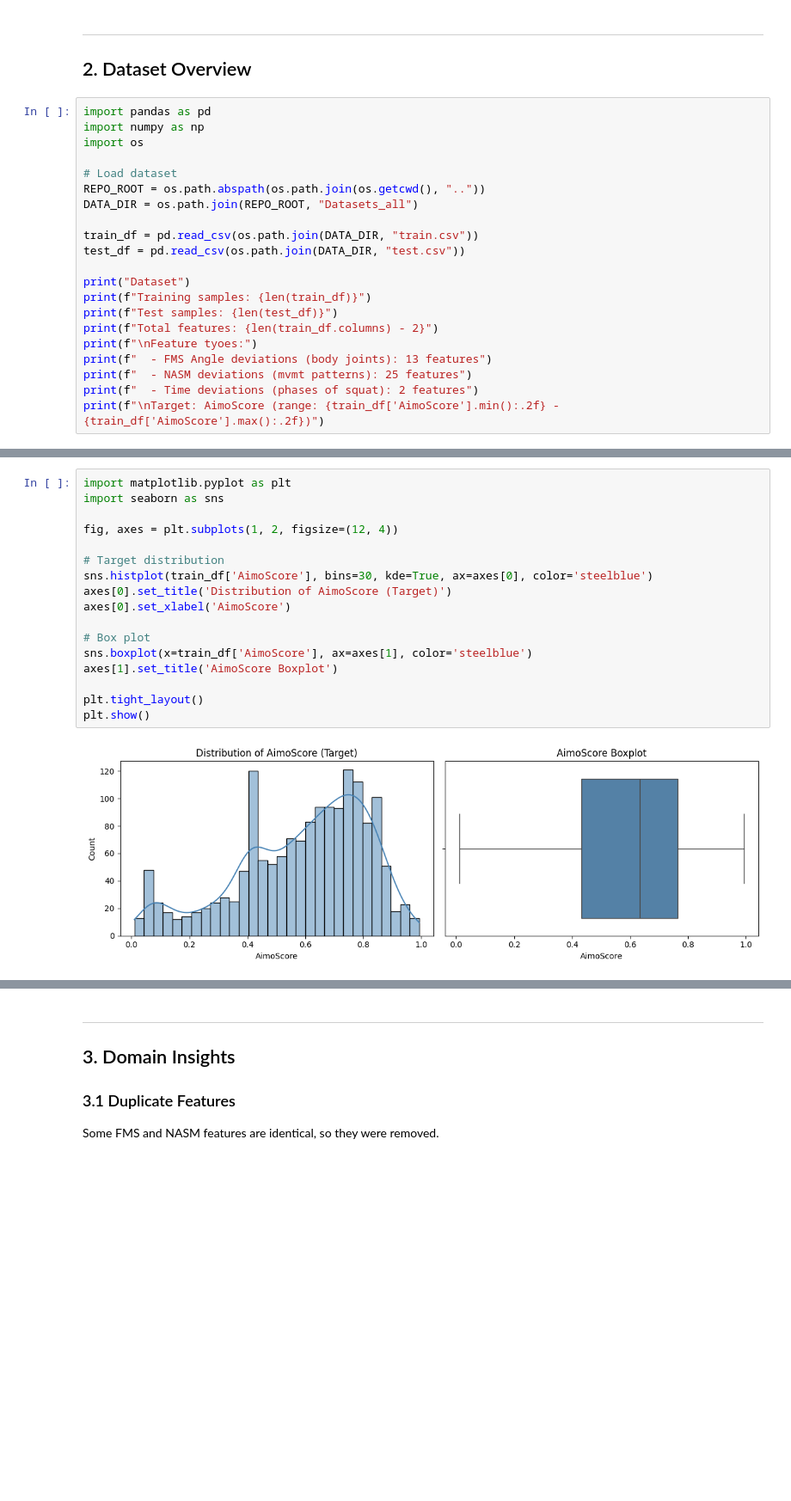
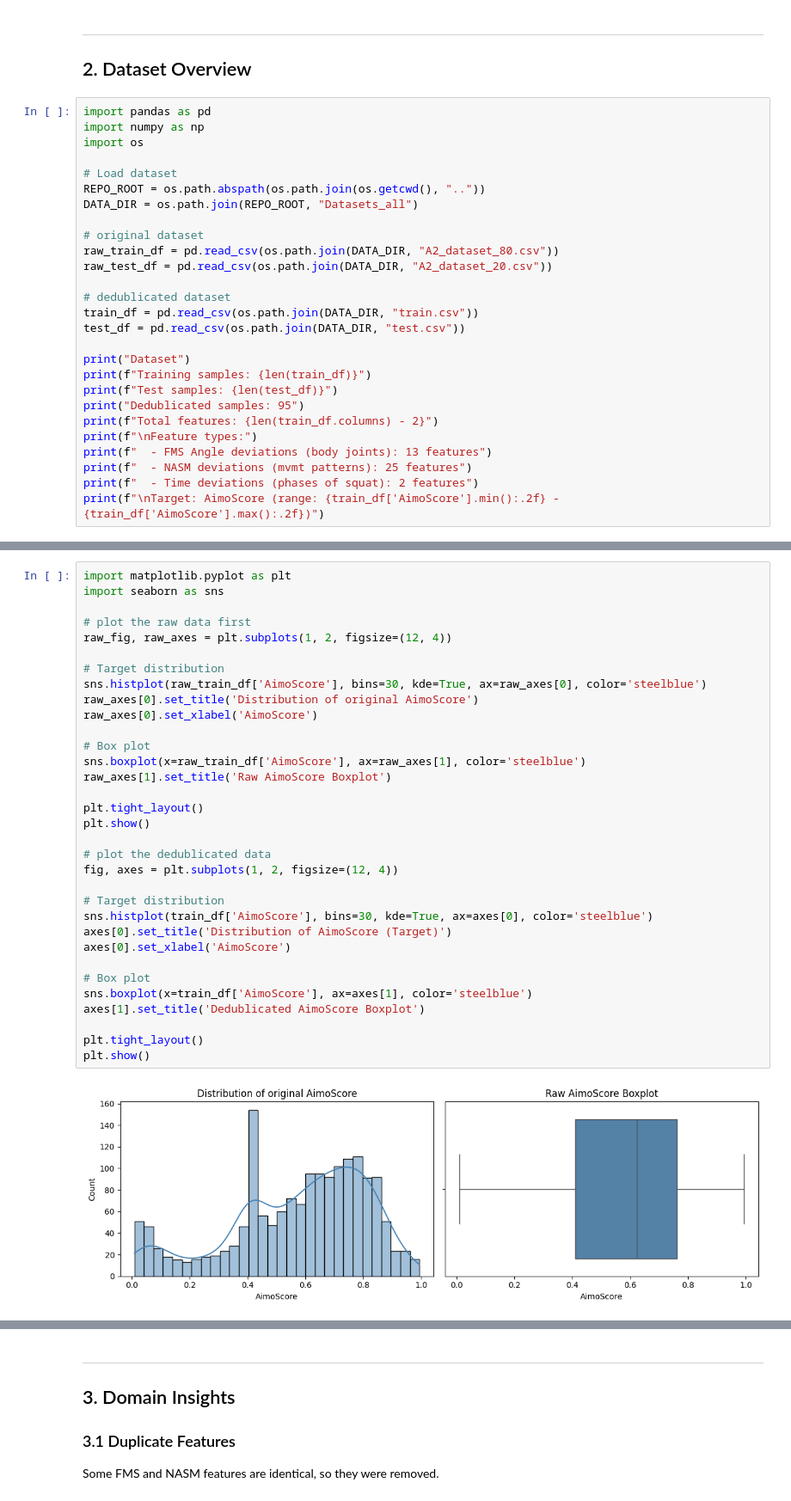
Before and after one commit to othmanreem/Data-intensive-systems, a Jupyter notebook: A2/A2_Report.ipynb, the cells around one changed output, grey strips where cells are left out. Shown at 86% size. Saved outputs shown, nothing was run; the diff lists cells and outputs as text; blank space fills up the shorter version.

Commit message:
add data dedublication to the report

```diff
--- a/A2/A2_Report.ipynb
+++ b/A2/A2_Report.ipynb
@@ -27,14 +27,20 @@ import os
 REPO_ROOT = os.path.abspath(os.path.join(os.getcwd(), ".."))
 DATA_DIR = os.path.join(REPO_ROOT, "Datasets_all")
 
+# original dataset
+raw_train_df = pd.read_csv(os.path.join(DATA_DIR, "A2_dataset_80.csv"))
+raw_test_df = pd.read_csv(os.path.join(DATA_DIR, "A2_dataset_20.csv"))
+
+# dedublicated dataset
 train_df = pd.read_csv(os.path.join(DATA_DIR, "train.csv"))
 test_df = pd.read_csv(os.path.join(DATA_DIR, "test.csv"))
 
 print("Dataset")
 print(f"Training samples: {len(train_df)}")
 print(f"Test samples: {len(test_df)}")
+print("Dedublicated samples: 95")
 print(f"Total features: {len(train_df.columns) - 2}")
-print(f"\nFeature tyoes:")
+print(f"\nFeature types:")
 print(f"  - FMS Angle deviations (body joints): 13 features")
 print(f"  - NASM deviations (mvmt patterns): 25 features")
 print(f"  - Time deviations (phases of squat): 2 features")
@@ -54,19 +61,35 @@ Target: AimoScore (range: 0.01 - 0.99)
 # %%
 import matplotlib.pyplot as plt
 import seaborn as sns
 
+# plot the raw data first
+raw_fig, raw_axes = plt.subplots(1, 2, figsize=(12, 4))
+
+# Target distribution
+sns.histplot(raw_train_df['AimoScore'], bins=30, kde=True, ax=raw_axes[0], color='steelblue')
+raw_axes[0].set_title('Distribution of original AimoScore')
+raw_axes[0].set_xlabel('AimoScore')
+
+# Box plot
+sns.boxplot(x=raw_train_df['AimoScore'], ax=raw_axes[1], color='steelblue')
+raw_axes[1].set_title('Raw AimoScore Boxplot')
+
+plt.tight_layout()
+plt.show()
+
+# plot the dedublicated data
 fig, axes = plt.subplots(1, 2, figsize=(12, 4))
 
 # Target distribution
 sns.histplot(train_df['AimoScore'], bins=30, kde=True, ax=axes[0], color='steelblue')
 axes[0].set_title('Distribution of AimoScore (Target)')
 axes[0].set_xlabel('AimoScore')
 
 # Box plot
 sns.boxplot(x=train_df['AimoScore'], ax=axes[1], color='steelblue')
-axes[1].set_title('AimoScore Boxplot')
+axes[1].set_title('Dedublicated AimoScore Boxplot')
 
 plt.tight_layout()
 plt.show()
 # %% [output]
-[figure, old version]
+[figure, new version]
```
Also changed, not shown: parts of 2 cells of this notebook.
